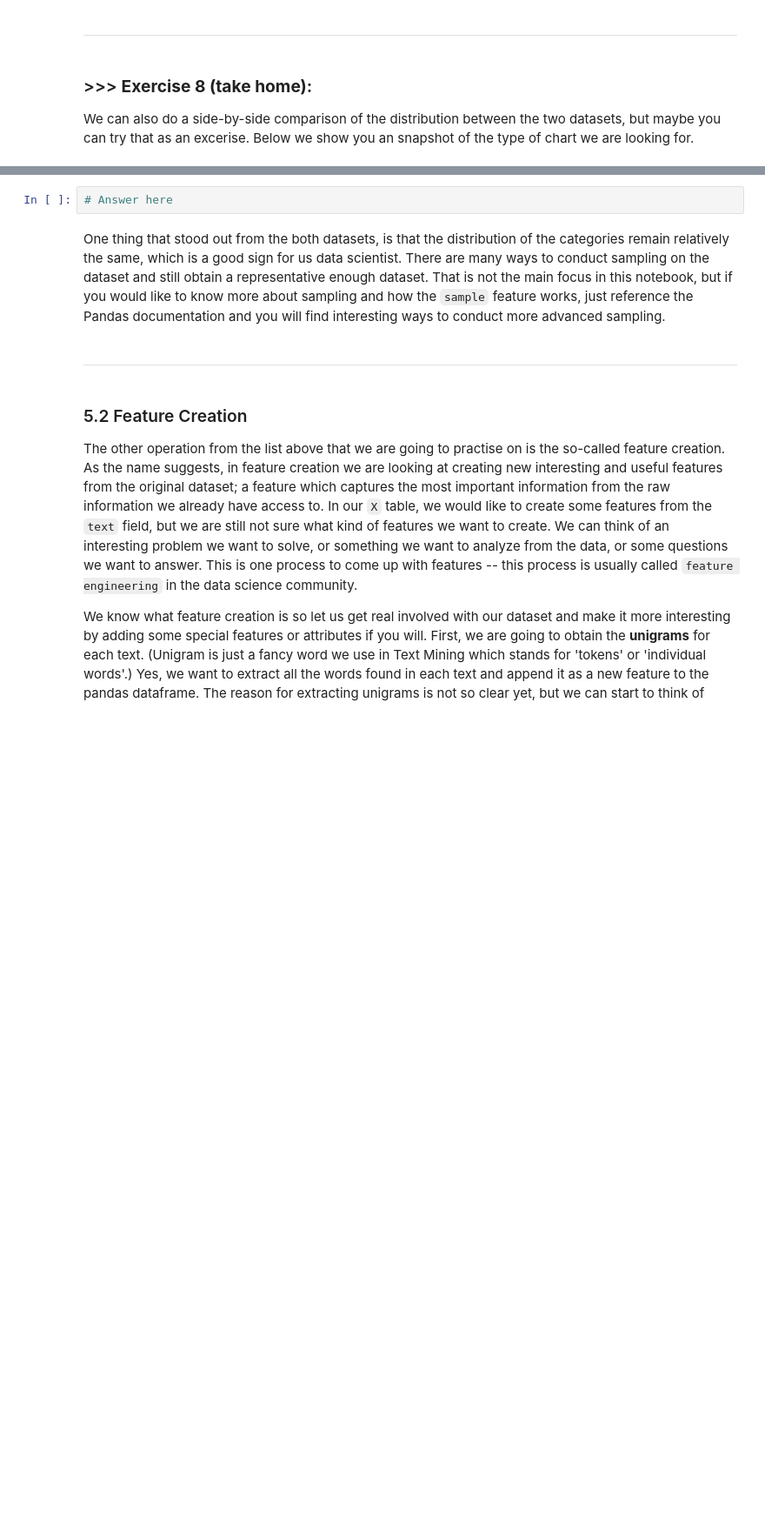
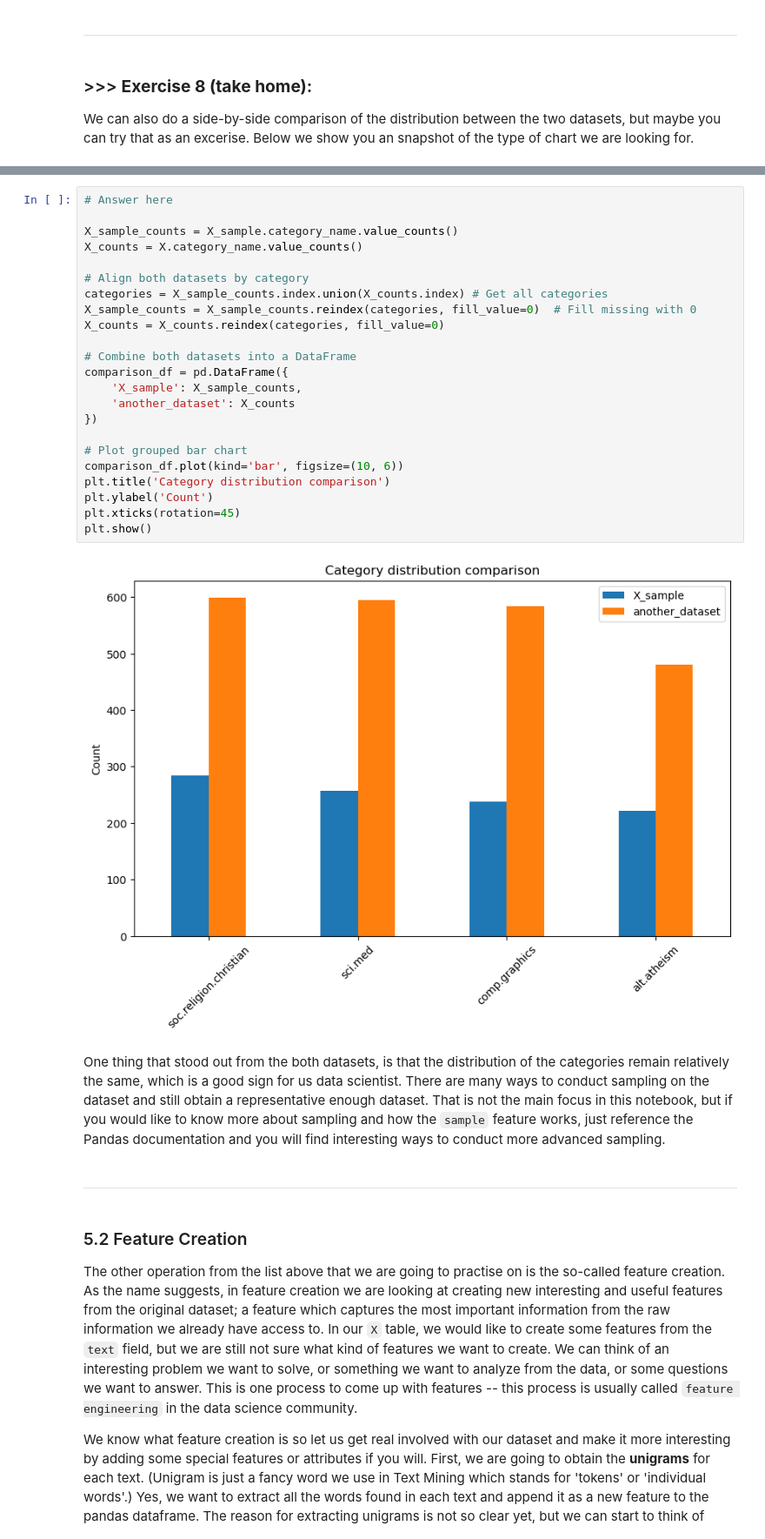
Before and after one commit to grujkilop/DM2024-Lab1-Master, a Jupyter notebook: DM2024-Lab1-Master.ipynb, the cells around one changed output, grey strips where cells are left out. Shown at 87% size. Drawn from its saved outputs; the diff is of its cells as text; blank space fills up the shorter version.

```diff
--- a/DM2024-Lab1-Master.ipynb
+++ b/DM2024-Lab1-Master.ipynb
@@ -812,8 +833,31 @@ upper_bound=max(X_smaple.category_name.value_counts()+50)
 We can also do a side-by-side comparison of the distribution between the two datasets, but maybe you can try that as an excerise. Below we show you an snapshot of the type of chart we are looking for.
 # %% [markdown]
 ![alt txt](https://i.imgur.com/9eO431H.png)
-# %%
-# Answer here
+# %%
+# Answer here
+
+X_sample_counts = X_sample.category_name.value_counts()
+X_counts = X.category_name.value_counts()
+
+# Align both datasets by category
+categories = X_sample_counts.index.union(X_counts.index) # Get all categories
+X_sample_counts = X_sample_counts.reindex(categories, fill_value=0)  # Fill missing with 0
+X_counts = X_counts.reindex(categories, fill_value=0)
+
+# Combine both datasets into a DataFrame
+comparison_df = pd.DataFrame({
+    'X_sample': X_sample_counts,
+    'another_dataset': X_counts
+})
+
+# Plot grouped bar chart
+comparison_df.plot(kind='bar', figsize=(10, 6))
+plt.title('Category distribution comparison')
+plt.ylabel('Count')
+plt.xticks(rotation=45)
+plt.show()
+# %% [output]
+[figure, added]
 # %% [markdown]
 One thing that stood out from the both datasets, is that the distribution of the categories remain relatively the same, which is a good sign for us data scientist. There are many ways to conduct sampling on the dataset and still obtain a representative enough dataset. That is not the main focus in this notebook, but if you would like to know more about sampling and how the `sample` feature works, just reference the Pandas documentation and you will find interesting ways to conduct more advanced sampling.
 # %% [markdown]
```
Also changed, not shown: parts of 56 cells of this notebook, 1 other file.
